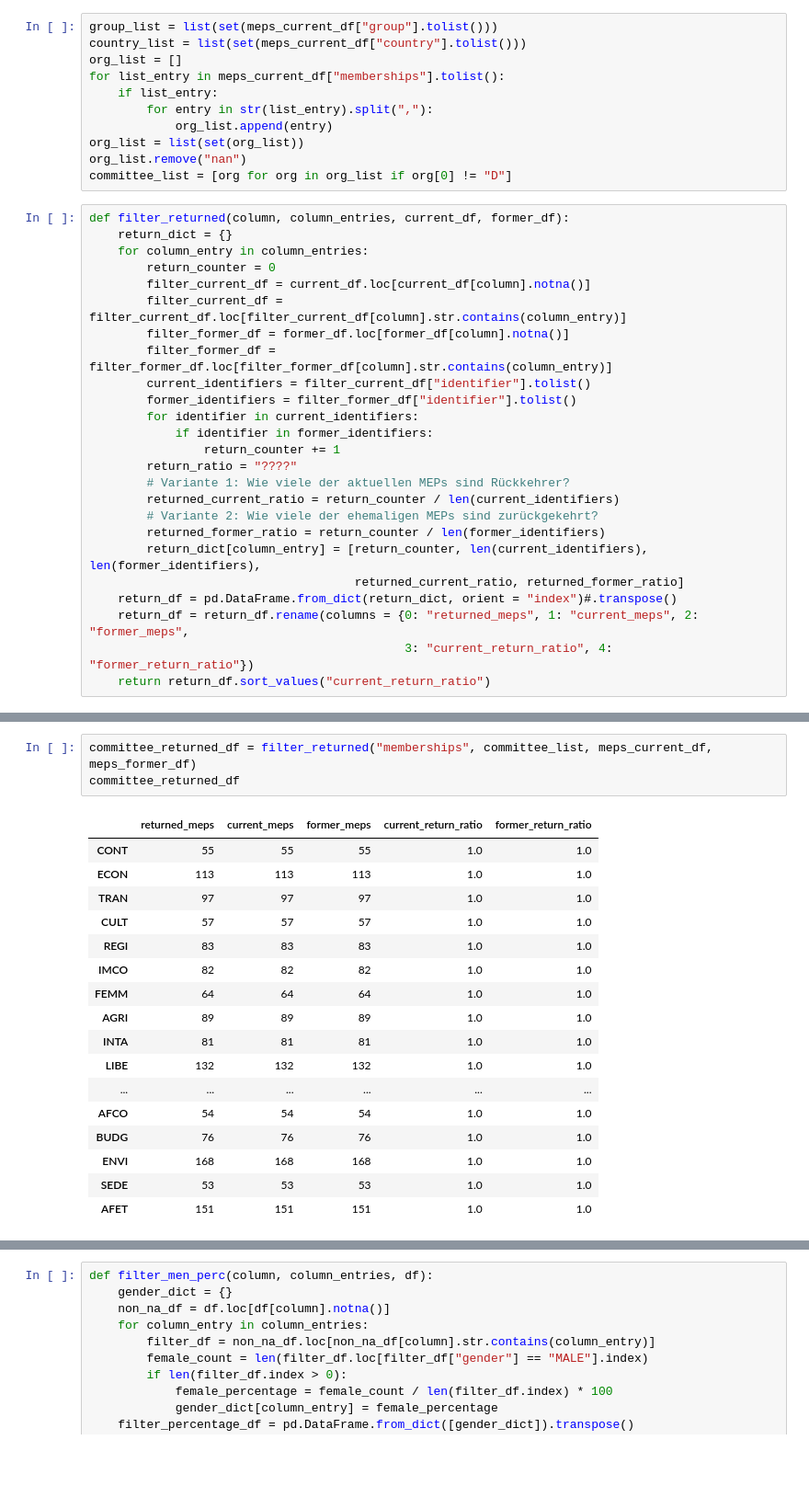
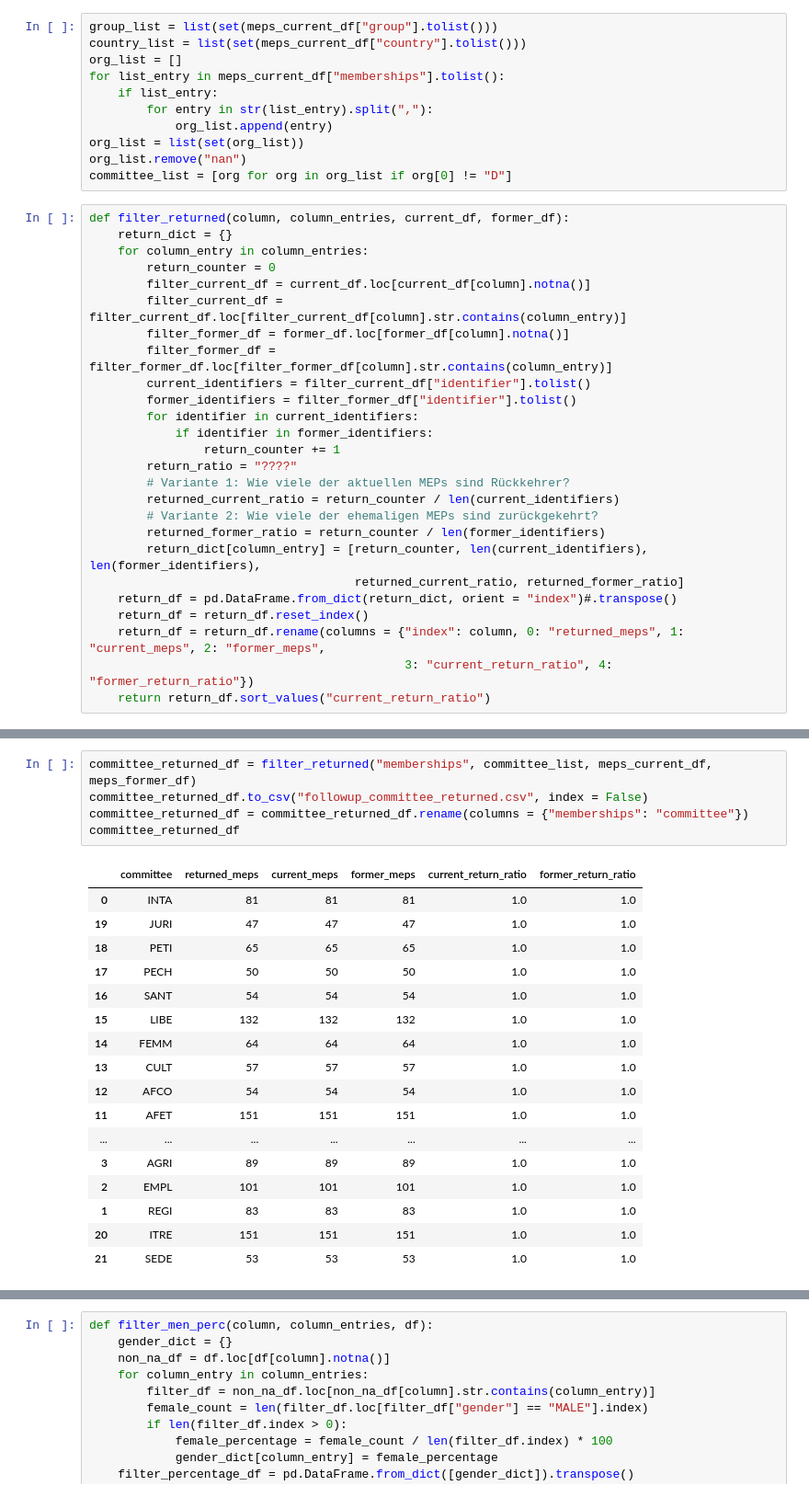
Before and after one commit to SWRdata/p081_euparlament_divers, a Jupyter notebook: analysis/followup.ipynb, the cells around one changed output, grey strips where cells are left out. Shown at 92% size. Drawn from its saved outputs; the diff is of its cells as text; blank space fills up the shorter version.

```diff
--- a/analysis/followup.ipynb
+++ b/analysis/followup.ipynb
@@ -58,7 +58,8 @@ def filter_returned(column, column_entries, current_df, former_df):
         return_dict[column_entry] = [return_counter, len(current_identifiers), len(former_identifiers),
                                      returned_current_ratio, returned_former_ratio]
     return_df = pd.DataFrame.from_dict(return_dict, orient = "index")#.transpose()
-    return_df = return_df.rename(columns = {0: "returned_meps", 1: "current_meps", 2: "former_meps",
+    return_df = return_df.reset_index()
+    return_df = return_df.rename(columns = {"index": column, 0: "returned_meps", 1: "current_meps", 2: "former_meps",
                                             3: "current_return_ratio", 4: "former_return_ratio"})
     return return_df.sort_values("current_return_ratio")
 # %%
@@ -98,24 +101,26 @@ country_returned_df
 # %%
 committee_returned_df = filter_returned("memberships", committee_list, meps_current_df, meps_former_df)
+committee_returned_df.to_csv("followup_committee_returned.csv", index = False)
+committee_returned_df = committee_returned_df.rename(columns = {"memberships": "committee"})
 committee_returned_df
 # %% [output]
-|  | returned_meps | current_meps | former_meps | current_return_ratio | former_return_ratio |
-| CONT | 55 | 55 | 55 | 1.0 | 1.0 |
-| ECON | 113 | 113 | 113 | 1.0 | 1.0 |
-| TRAN | 97 | 97 | 97 | 1.0 | 1.0 |
-| CULT | 57 | 57 | 57 | 1.0 | 1.0 |
-| REGI | 83 | 83 | 83 | 1.0 | 1.0 |
-| IMCO | 82 | 82 | 82 | 1.0 | 1.0 |
-| FEMM | 64 | 64 | 64 | 1.0 | 1.0 |
-| AGRI | 89 | 89 | 89 | 1.0 | 1.0 |
-| INTA | 81 | 81 | 81 | 1.0 | 1.0 |
-| LIBE | 132 | 132 | 132 | 1.0 | 1.0 |
-| ... | ... | ... | ... | ... | ... |
-| AFCO | 54 | 54 | 54 | 1.0 | 1.0 |
-| BUDG | 76 | 76 | 76 | 1.0 | 1.0 |
-| ENVI | 168 | 168 | 168 | 1.0 | 1.0 |
-| SEDE | 53 | 53 | 53 | 1.0 | 1.0 |
-| AFET | 151 | 151 | 151 | 1.0 | 1.0 |
+|  | committee | returned_meps | current_meps | former_meps | current_return_ratio | former_return_ratio |
+| 0 | INTA | 81 | 81 | 81 | 1.0 | 1.0 |
+| 19 | JURI | 47 | 47 | 47 | 1.0 | 1.0 |
+| 18 | PETI | 65 | 65 | 65 | 1.0 | 1.0 |
+| 17 | PECH | 50 | 50 | 50 | 1.0 | 1.0 |
+| 16 | SANT | 54 | 54 | 54 | 1.0 | 1.0 |
+| 15 | LIBE | 132 | 132 | 132 | 1.0 | 1.0 |
+| 14 | FEMM | 64 | 64 | 64 | 1.0 | 1.0 |
+| 13 | CULT | 57 | 57 | 57 | 1.0 | 1.0 |
+| 12 | AFCO | 54 | 54 | 54 | 1.0 | 1.0 |
+| 11 | AFET | 151 | 151 | 151 | 1.0 | 1.0 |
+| ... | ... | ... | ... | ... | ... | ... |
+| 3 | AGRI | 89 | 89 | 89 | 1.0 | 1.0 |
+| 2 | EMPL | 101 | 101 | 101 | 1.0 | 1.0 |
+| 1 | REGI | 83 | 83 | 83 | 1.0 | 1.0 |
+| 20 | ITRE | 151 | 151 | 151 | 1.0 | 1.0 |
+| 21 | SEDE | 53 | 53 | 53 | 1.0 | 1.0 |
 # %%
 current_gender_df = pd.DataFrame(meps_current_df.value_counts("gender"))
 current_gender_df = current_gender_df.reset_index().rename(columns = {0: "current_count"})
```
Also changed, not shown: parts of 9 cells of this notebook, 10 other files.
